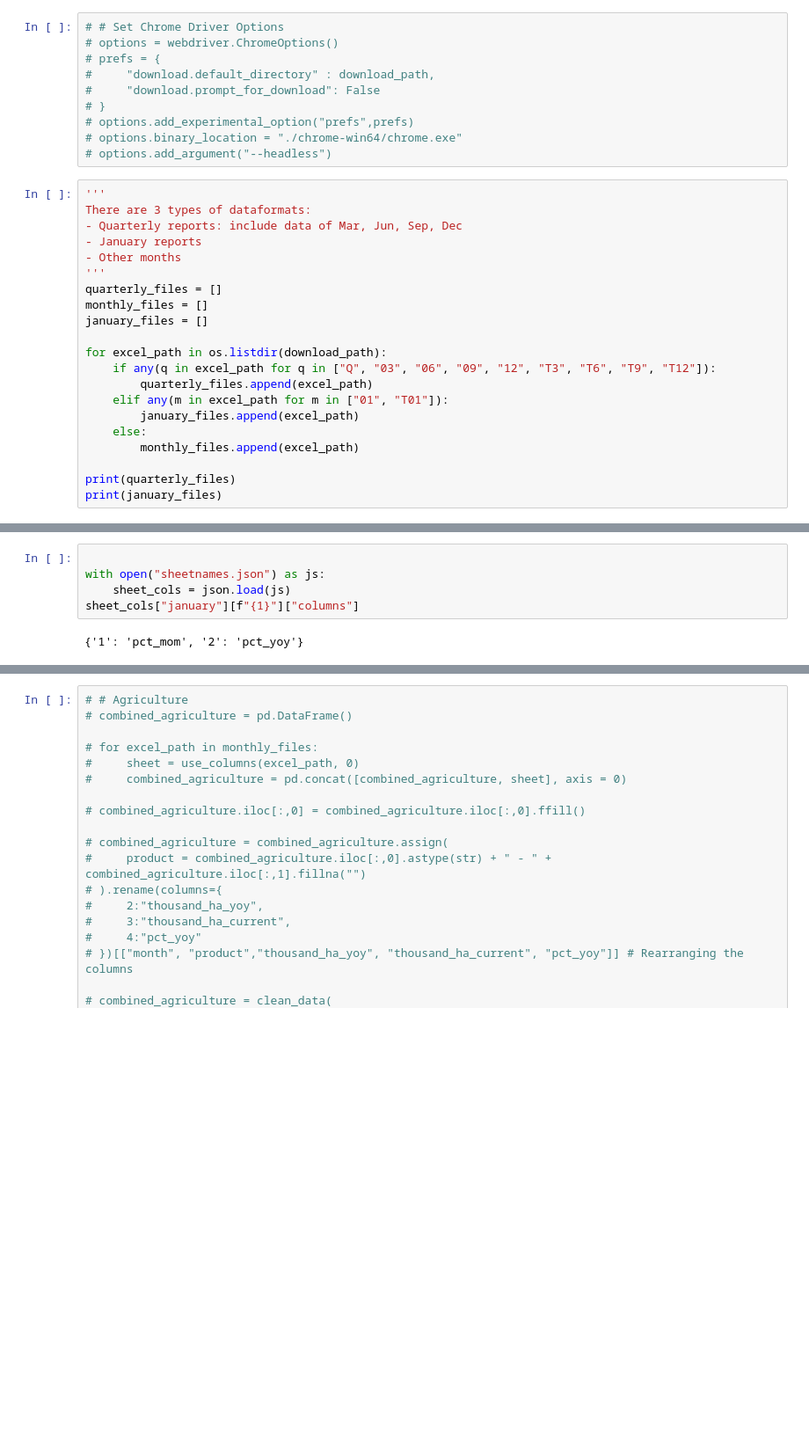
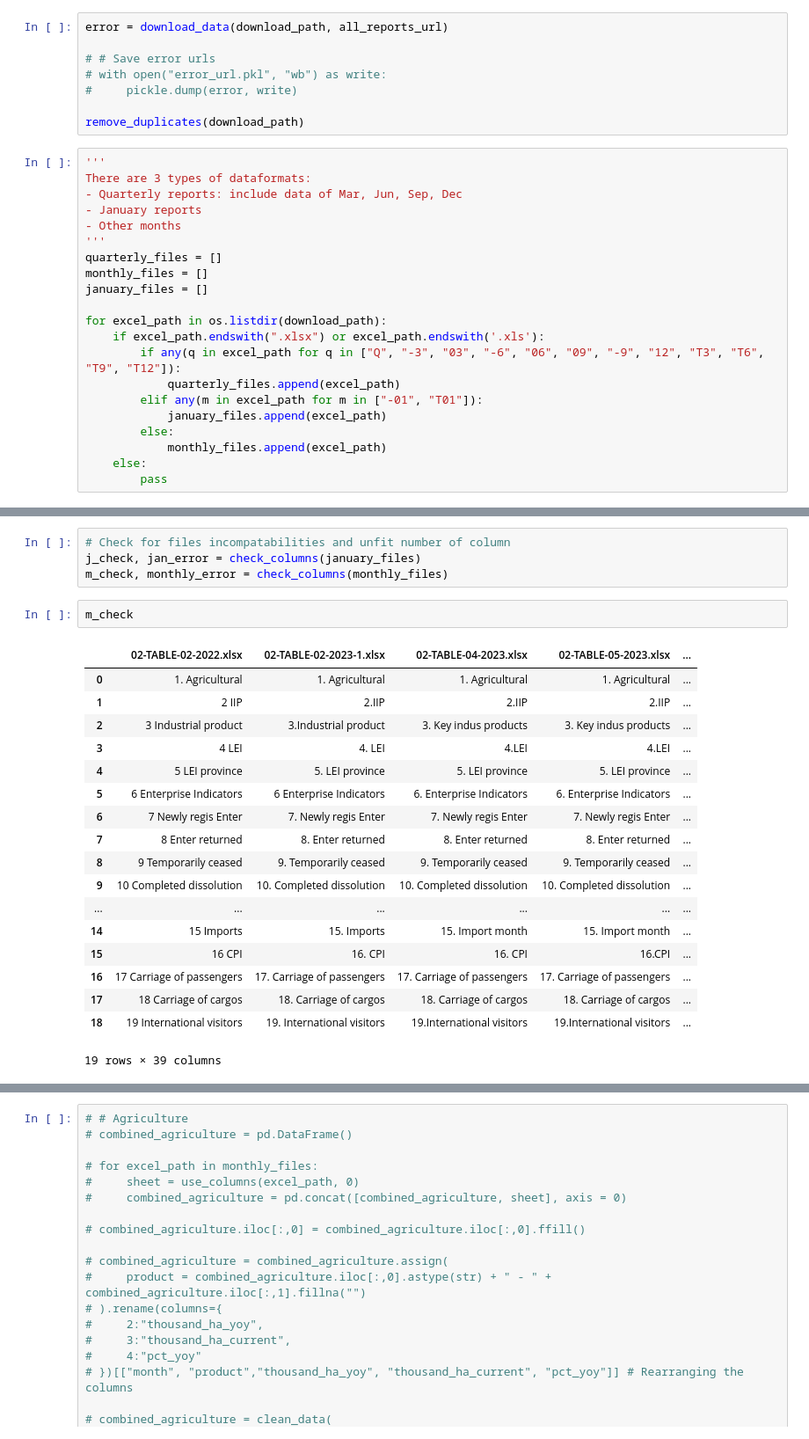
Before and after one commit to hogDuc/gso-macro-data, a Jupyter notebook: crawler.ipynb, the cells around one changed output, grey strips where cells are left out. Shown: that part at 88% size. Cells and saved outputs as stored; diff of their text form; blank space fills up the shorter version.

Commit message:
fix date assigning function, download all files

```diff
--- a/crawler.ipynb
+++ b/crawler.ipynb
@@ -25,13 +26,11 @@ urllib3.disable_warnings(urllib3.exceptions.InsecureRequestWarning)
 # %%
-# # Set Chrome Driver Options
-# options = webdriver.ChromeOptions()
-# prefs = {
-#     "download.default_directory" : download_path,
-#     "download.prompt_for_download": False
-# }
-# options.add_experimental_option("prefs",prefs)
-# options.binary_location = "./chrome-win64/chrome.exe"
-# options.add_argument("--headless")
+error = download_data(download_path, all_reports_url)
+
+# # Save error urls
+# with open("error_url.pkl", "wb") as write:
+#     pickle.dump(error, write)
+
+remove_duplicates(download_path)
 # %%
 '''
 There are 3 types of dataformats:
@@ -44,12 +43,12 @@ monthly_files = []
 january_files = []
 
 for excel_path in os.listdir(download_path):
-    if any(q in excel_path for q in ["Q", "03", "06", "09", "12", "T3", "T6", "T9", "T12"]):
-        quarterly_files.append(excel_path)
-    elif any(m in excel_path for m in ["01", "T01"]):
-        january_files.append(excel_path)
+    if excel_path.endswith(".xlsx") or excel_path.endswith('.xls'):
+        if any(q in excel_path for q in ["Q", "-3", "03", "-6", "06", "09", "-9", "12", "T3", "T6", "T9", "T12"]):
+            quarterly_files.append(excel_path)
+        elif any(m in excel_path for m in ["-01", "T01"]):
+            january_files.append(excel_path)
+        else:
+            monthly_files.append(excel_path)
     else:
-        monthly_files.append(excel_path)
-
-print(quarterly_files)
-print(january_files)
+        pass
@@ -100,7 +90,25 @@ check_columns(quarterly_files)
-# %%
-
-with open("sheetnames.json") as js:
-    sheet_cols = json.load(js)
-sheet_cols["january"][f"{1}"]["columns"]
-# %% [output]
-{'1': 'pct_mom', '2': 'pct_yoy'}
+# %%
+# Check for files incompatabilities and unfit number of column
+j_check, jan_error = check_columns(january_files)
+m_check, monthly_error = check_columns(monthly_files)
+# %%
+m_check
+# %% [output]
+|  | 02-TABLE-02-2022.xlsx | 02-TABLE-02-2023-1.xlsx | 02-TABLE-04-2023.xlsx | 02-TABLE-05-2023.xlsx | ... |
+| 0 | 1. Agricultural | 1. Agricultural | 1. Agricultural | 1. Agricultural | ... |
+| 1 | 2 IIP | 2.IIP | 2.IIP | 2.IIP | ... |
+| 2 | 3 Industrial product | 3.Industrial product | 3. Key indus products | 3. Key indus products | ... |
+| 3 | 4 LEI | 4. LEI | 4.LEI | 4.LEI | ... |
+| 4 | 5 LEI province | 5. LEI province | 5. LEI province | 5. LEI province | ... |
+| 5 | 6 Enterprise Indicators | 6 Enterprise Indicators | 6. Enterprise Indicators | 6. Enterprise Indicators | ... |
+| 6 | 7 Newly regis Enter | 7. Newly regis Enter | 7. Newly regis Enter | 7. Newly regis Enter | ... |
+| 7 | 8 Enter returned | 8. Enter returned | 8. Enter returned | 8. Enter returned | ... |
+| 8 | 9 Temporarily ceased | 9. Temporarily ceased | 9. Temporarily ceased | 9. Temporarily ceased | ... |
+| 9 | 10 Completed dissolution | 10. Completed dissolution | 10. Completed dissolution | 10. Completed dissolution | ... |
+| ... | ... | ... | ... | ... | ... |
+| 14 | 15 Imports | 15. Imports | 15. Import month | 15. Import month | ... |
+| 15 | 16 CPI | 16. CPI | 16. CPI | 16.CPI | ... |
+| 16 | 17 Carriage of passengers | 17. Carriage of passengers | 17. Carriage of passengers | 17. Carriage of passengers | ... |
+| 17 | 18 Carriage of cargos | 18. Carriage of cargos | 18. Carriage of cargos | 18. Carriage of cargos | ... |
+| 18 | 19 International visitors | 19. International visitors | 19.International visitors | 19.International visitors | ... |
+19 rows × 39 columns
```
Also changed, not shown: parts of 15 cells of this notebook, 6 other files.
